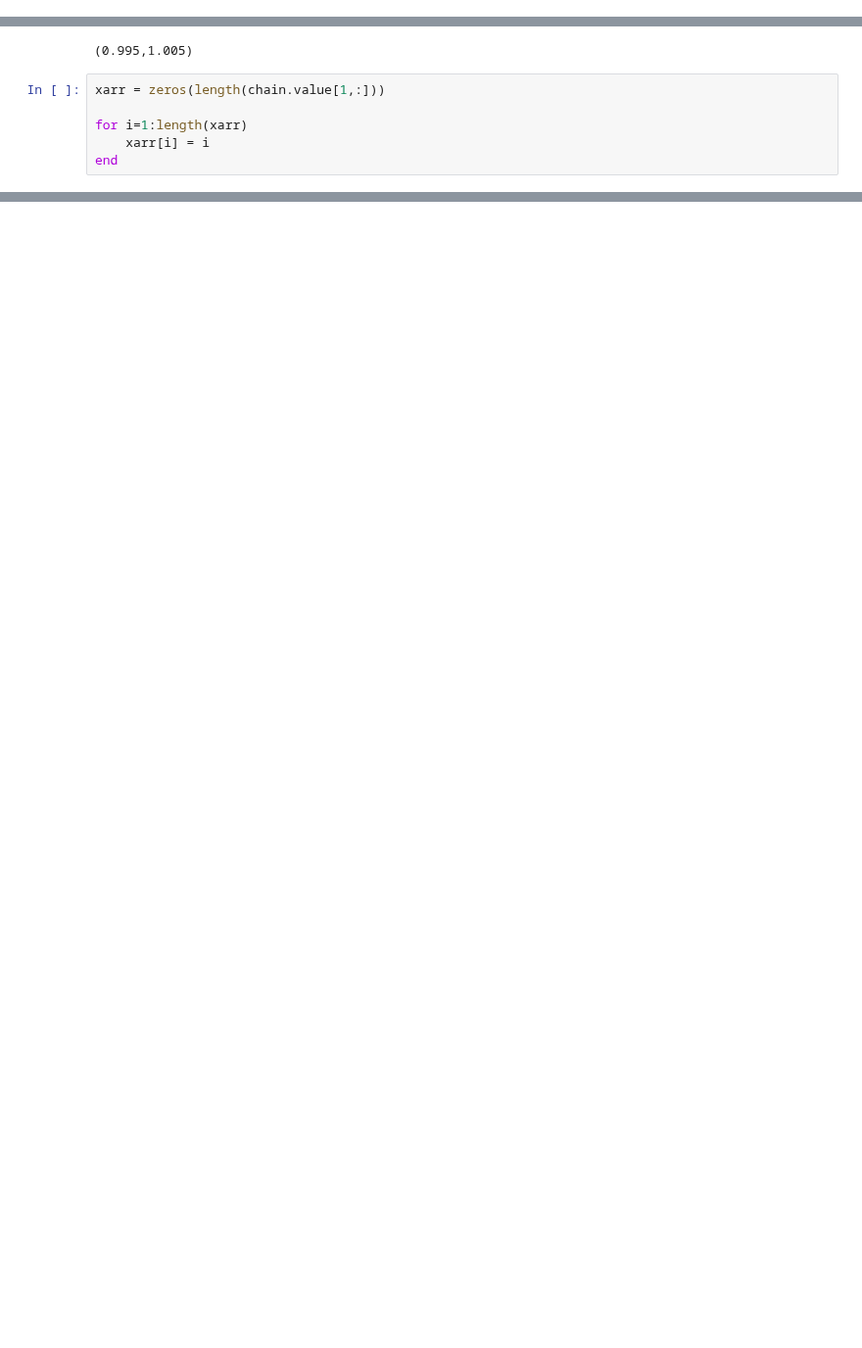
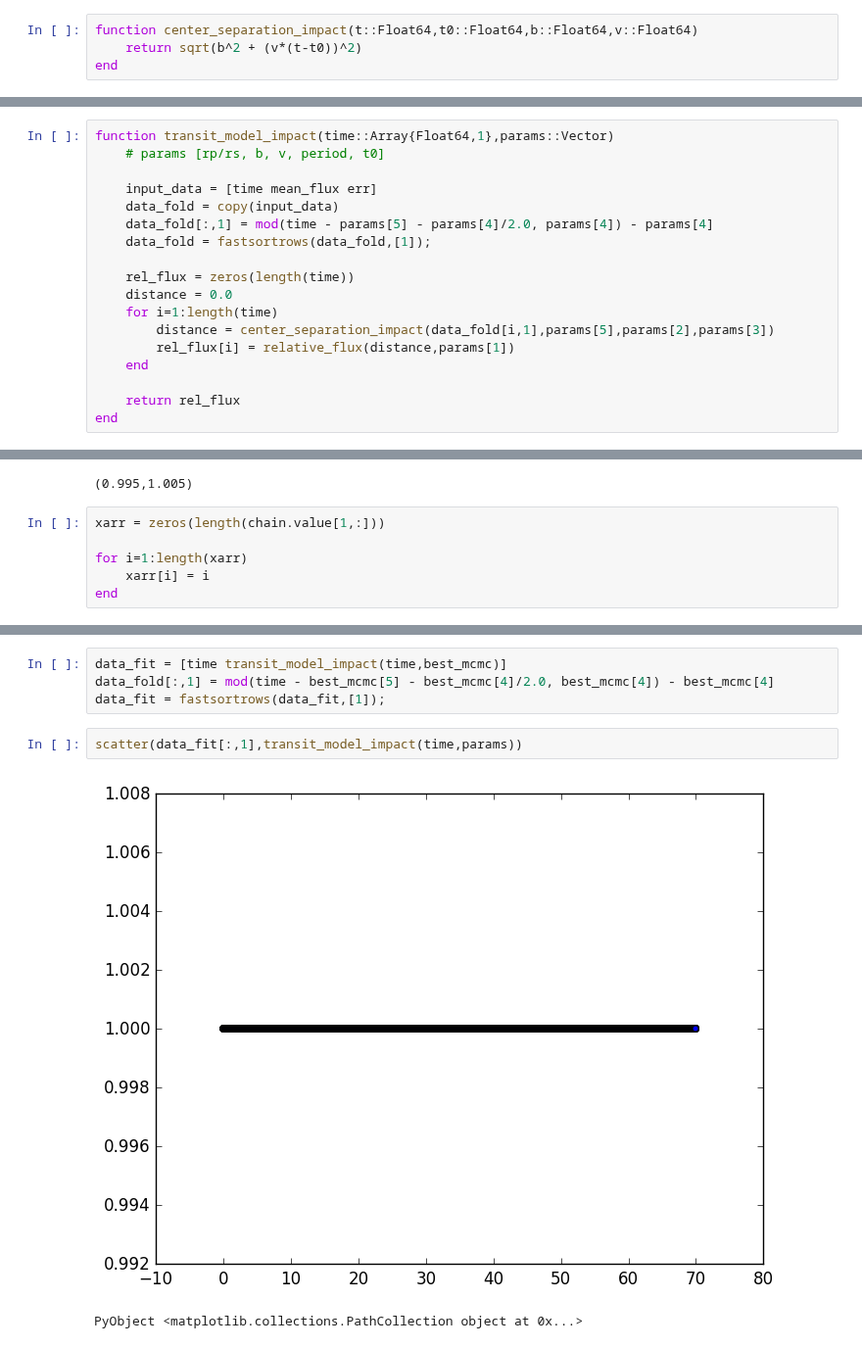
Before and after one commit to jlustigy/ExoJulia, a Jupyter notebook: Homework/hw2a/Dave_Jake/transit_dev.ipynb, the cells around one changed output, grey strips where cells are left out. Shown at 98% size. Drawn from its saved outputs; the diff is of its cells as text; blank space fills up the shorter version.

```diff
--- a/Homework/hw2a/Dave_Jake/transit_dev.ipynb
+++ b/Homework/hw2a/Dave_Jake/transit_dev.ipynb
@@ -264,3 +264,7 @@ xlim(data[1,1],data[end,1])
 (0.0,69.992996)
 # %%
 using Lora
+# %%
+function center_separation_impact(t::Float64,t0::Float64,b::Float64,v::Float64)
+    return sqrt(b^2 + (v*(t-t0))^2)
+end
@@ -266,0 +273,18 @@ using Lora
+# %%
+function transit_model_impact(time::Array{Float64,1},params::Vector)
+    # params [rp/rs, b, v, period, t0]
+
+    input_data = [time mean_flux err]
+    data_fold = copy(input_data)
+    data_fold[:,1] = mod(time - params[5] - params[4]/2.0, params[4]) - params[4]
+    data_fold = fastsortrows(data_fold,[1]);
+
+    rel_flux = zeros(length(time))
+    distance = 0.0
+    for i=1:length(time)
+        distance = center_separation_impact(data_fold[i,1],params[5],params[2],params[3])
+        rel_flux[i] = relative_flux(distance,params[1])
+    end
+
+    return rel_flux
+end
@@ -392,2 +449,11 @@ plot(xarr,chain.value[3,:]')
 1-element Array{Any,1}:
  PyObject <matplotlib.lines.Line2D object at 0x...>
+# %%
+data_fit = [time transit_model_impact(time,best_mcmc)]
+data_fold[:,1] = mod(time - best_mcmc[5] - best_mcmc[4]/2.0, best_mcmc[4]) - best_mcmc[4]
+data_fit = fastsortrows(data_fit,[1]);
+# %%
+scatter(data_fit[:,1],transit_model_impact(time,params))
+# %% [output]
+[figure, added]
+PyObject <matplotlib.collections.PathCollection object at 0x...>
```
Also changed, not shown: parts of 9 cells of this notebook.
